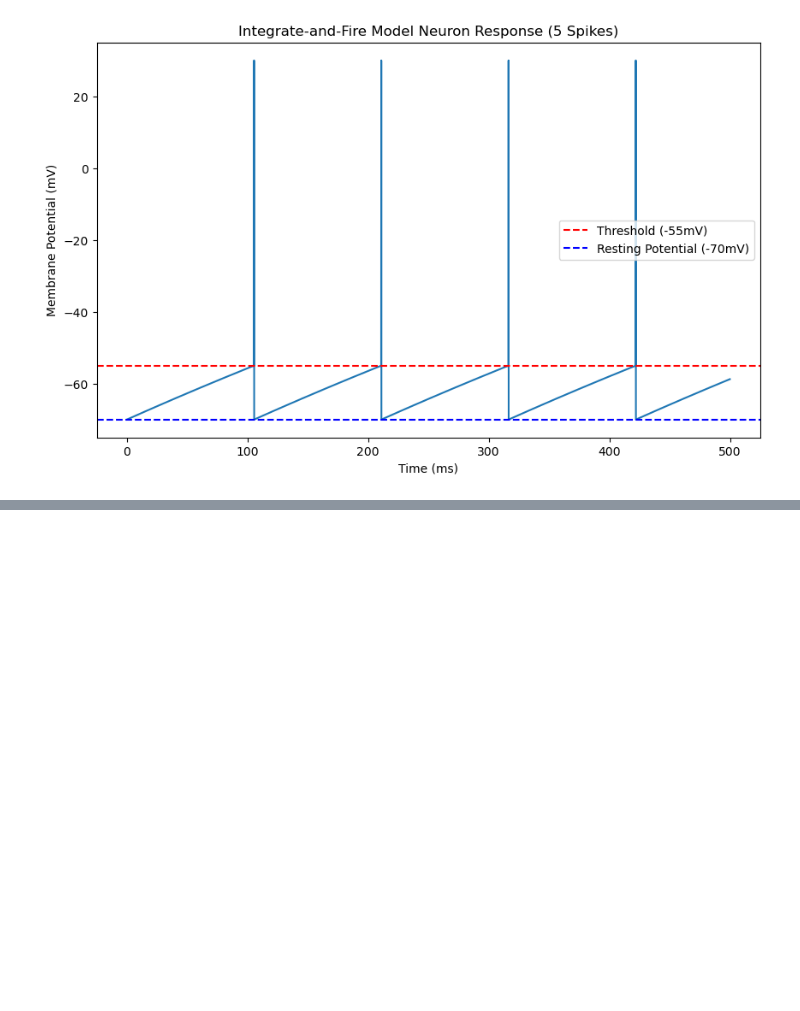
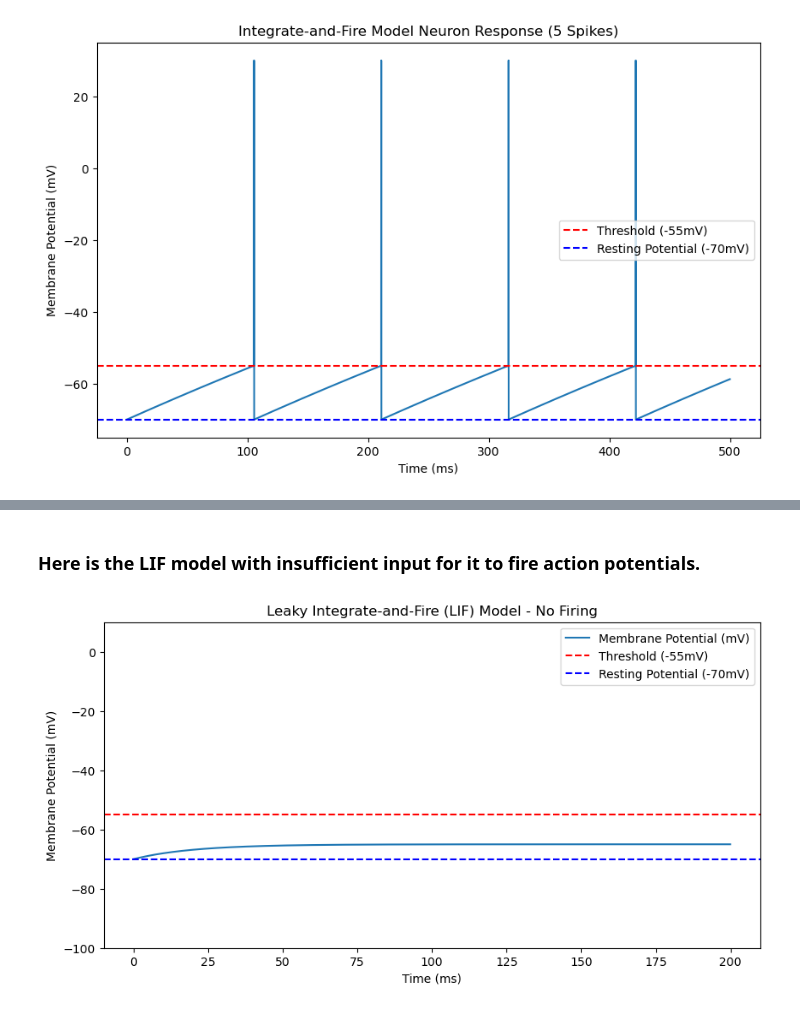
Before and after one commit to smithani8/1.25.2025_Group_1_Homework2_ProjectPart_2, a Jupyter notebook: 1.25.2025 GROUP HOMEWORK II.ipynb, the cells around one changed output, grey strips where cells are left out. Cells and saved outputs as stored; diff of their text form; code cells hidden in the pictures; blank space fills up the shorter version.

```diff
--- a/1.25.2025 GROUP HOMEWORK II.ipynb
+++ b/1.25.2025 GROUP HOMEWORK II.ipynb
@@ -77,0 +121,41 @@ The project took about 30 minutes per person, so around 3.5 hours for total work
+# %% [markdown]
+### Here is the LIF model with insufficient input for it to fire action potentials.
+# %%
+import numpy as np
+import matplotlib.pyplot as plt
+
+# Simulation parameters
+dt = 0.1  # Time step (ms)
+T = 200  # Total time (ms)
+time = np.arange(0, T, dt)
+
+# LIF model parameters
+V_rest = -70  # Resting potential (mV)
+V_thresh = -55  # Threshold potential (mV)
+V_reset = -70  # Reset potential after spike (mV)
+R = 10  # Membrane resistance (MΩ)
+tau = 20  # Membrane time constant (ms)
+I = 0.5  # Weak input current (nA), not enough to trigger spikes
+refractory_period = 5  # Refractory period (ms)
+
+# Initialize variables
+V = np.ones(len(time)) * V_rest
+
+# Simulate LIF neuron dynamics
+for t in range(1, len(time)):
+    dV = (-(V[t-1] - V_rest) + R * I) * (dt / tau)
+    V[t] = V[t-1] + dV
+
+# Plot results
+plt.figure(figsize=(10, 5))
+plt.plot(time, V, label="Membrane Potential (mV)")
+plt.axhline(y=V_thresh, color='r', linestyle='--', label="Threshold (-55mV)")
+plt.axhline(y=V_rest, color='b', linestyle='--', label="Resting Potential (-70mV)")
+plt.xlabel("Time (ms)")
+plt.ylabel("Membrane Potential (mV)")
+plt.ylim(-100, 10)
+plt.title("Leaky Integrate-and-Fire (LIF) Model - No Firing")
+plt.legend()
+plt.show()
+# %% [output]
+[figure, added]
```
Also changed, not shown: parts of 10 cells of this notebook.
